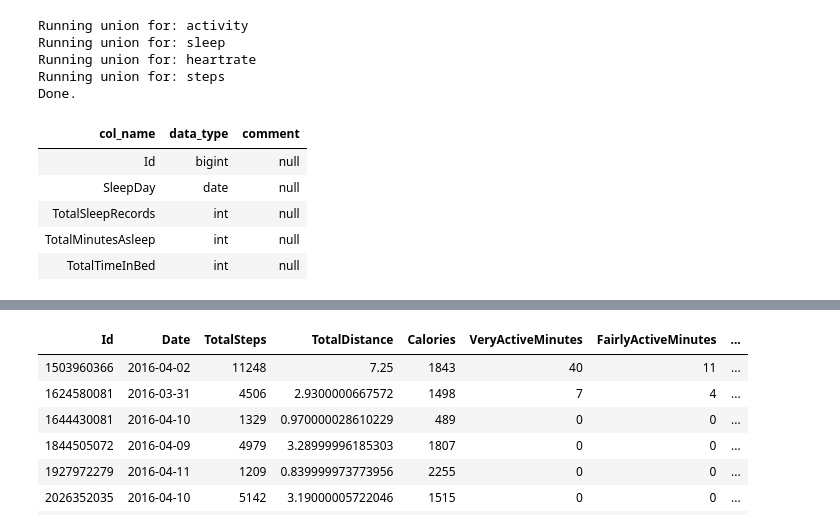
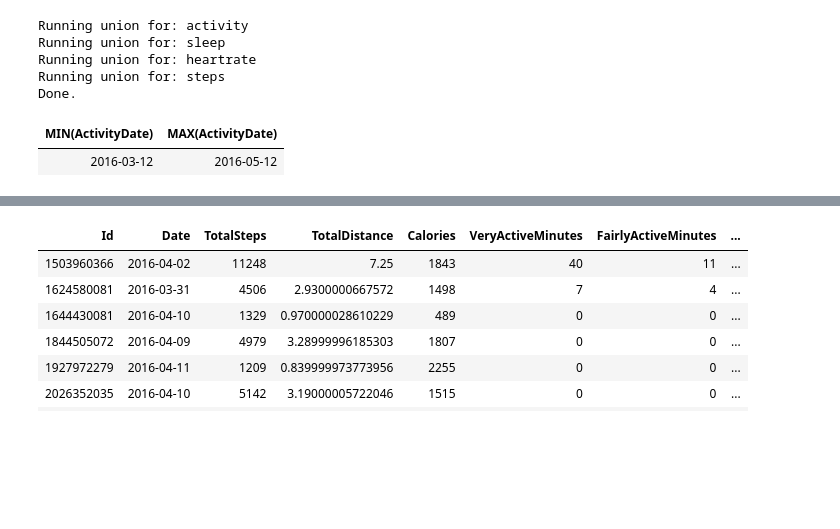
Before and after one commit to ekaye3/Fitbit-Pipeline-Databricks-Snowflake-, a Jupyter notebook: FitbitDataMergedDates&Processing.ipynb, the cells around one changed output, grey strips where cells are left out. Drawn from its saved outputs; the diff is of its cells as text; code cells hidden in the pictures; blank space fills up the shorter version.

```diff
--- a/FitbitDataMergedDates&Processing.ipynb
+++ b/FitbitDataMergedDates&Processing.ipynb
@@ -131,37 +119,34 @@ Done.
 # %%
 %sql
 --check that the tables combined properly with the union (vertical cat)
 SELECT COUNT(*) FROM workspace.fitbit_project.activity1;
 SELECT COUNT(*) FROM workspace.fitbit_project.activity2;
 SELECT COUNT(*) FROM workspace.fitbit_project.activity_combined;
 
 -- check the dates actually span 3/2016 - 5/2016
--- SELECT MIN(ActivityDate), MAX(ActivityDate)
--- FROM workspace.fitbit_project.activity_combined;
+SELECT MIN(ActivityDate), MAX(ActivityDate)
+FROM workspace.fitbit_project.activity_combined;
 
 --SleepDay is a string so convert that to a date
 CREATE OR REPLACE TABLE workspace.fitbit_project.sleepdata AS
 SELECT
     Id,
     to_date(SleepDay, 'M/d/yyyy h:mm:ss a') AS SleepDay,
     TotalSleepRecords,
     TotalMinutesAsleep,
     TotalTimeInBed
 FROM workspace.fitbit_project.sleepdata;
 
 DESCRIBE workspace.fitbit_project.sleepdata;
--- SELECT SleepDay
--- FROM workspace.fitbit_project.sleepdata
--- LIMIT 10;
+
+SELECT SleepDay
+FROM workspace.fitbit_project.sleepdata
+LIMIT 10;
 
 -- DESCRIBE workspace.fitbit_project.activity_combined
 # %% [output]
-| col_name | data_type | comment |
-| Id | bigint | null |
-| SleepDay | date | null |
-| TotalSleepRecords | int | null |
-| TotalMinutesAsleep | int | null |
-| TotalTimeInBed | int | null |
+| MIN(ActivityDate) | MAX(ActivityDate) |
+| 2016-03-12 | 2016-05-12 |
 # %%
 %sql
 --Now combine all physiological data into a single table to upload to Snowflake--
```
Also changed, not shown: parts of 7 cells of this notebook.
